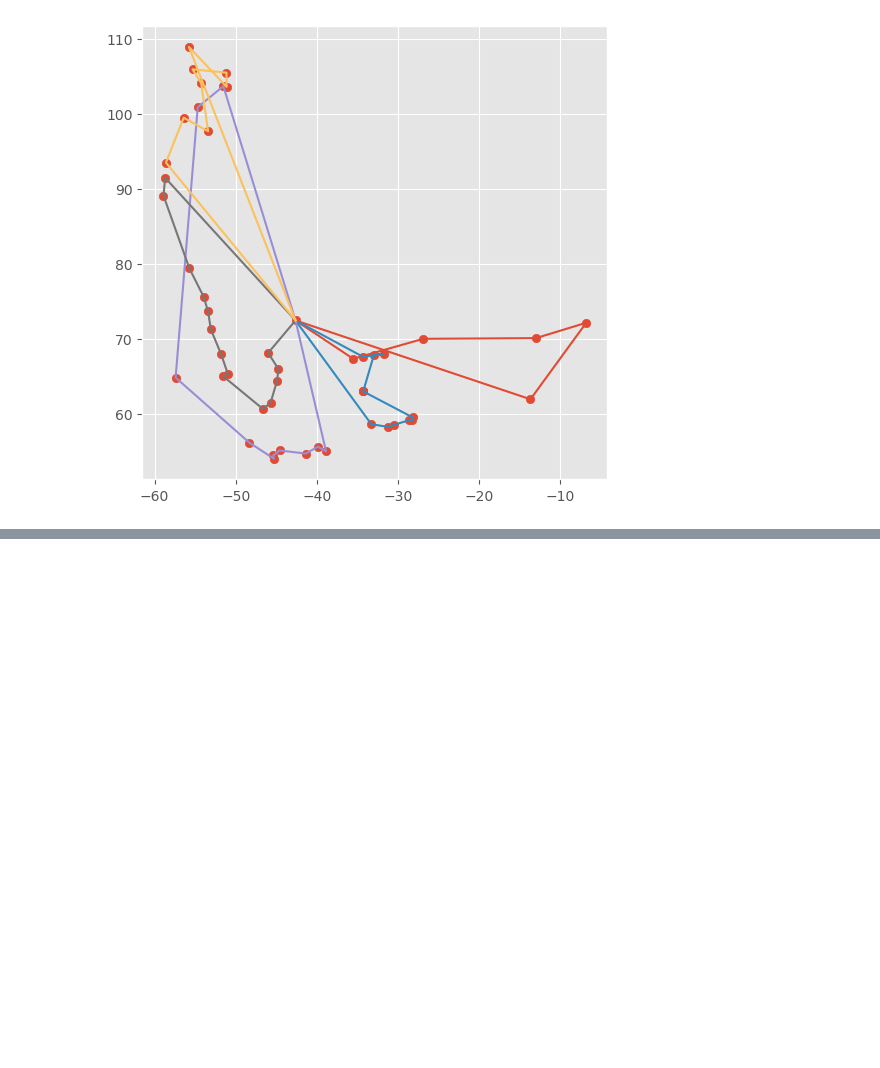
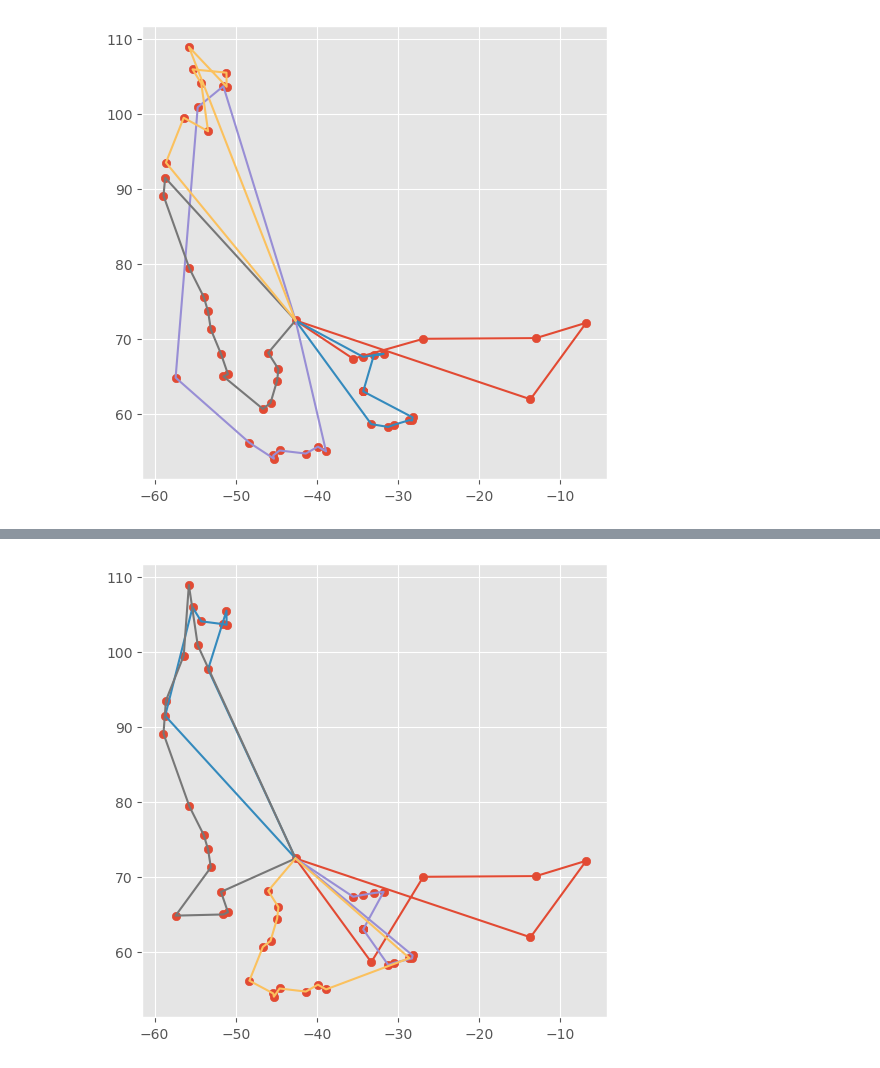
Before and after one commit to EvgenyOleshkevich/transopt_routing, a Jupyter notebook: NIER/NIR_balanced_weight2.ipynb, the cells around one changed output, grey strips where cells are left out. Saved outputs shown, nothing was run; the diff lists cells and outputs as text; code cells hidden in the pictures; blank space fills up the shorter version.

```diff
--- a/NIER/NIR_balanced_weight2.ipynb
+++ b/NIER/NIR_balanced_weight2.ipynb
@@ -400,0 +438,19 @@ for rout in routs1:
+# %%
+routs_index = [[0, 2, 47, 1, 31, 18, 0, 0],
+[0, 43, 13, 12, 11, 44, 46, 33, 0, 0],
+[0, 27, 28, 29, 30, 42, 39, 40, 41, 16, 17, 20, 25, 0, 0],
+[0, 10, 9, 8, 48, 4, 5, 6, 7, 32, 34, 3, 45, 14, 0, 0],
+[0, 49, 50, 37, 38, 35, 36, 15, 26, 21, 22, 23, 24, 19, 0, 0]]
+rout_X = []
+rout_Y = []
+
+fig = plt.figure(figsize=(6,6), dpi=100)
+
+routs1 = get_routs(routs_index)
+scatter(X,Y)
+for rout in routs1:
+    plt.plot(rout[0], rout[1])
+# lenght: 942.758
+# 30 sec
+# %% [output]
+[figure, added]
```
Also changed, not shown: parts of 3 cells of this notebook, 4 other files.
